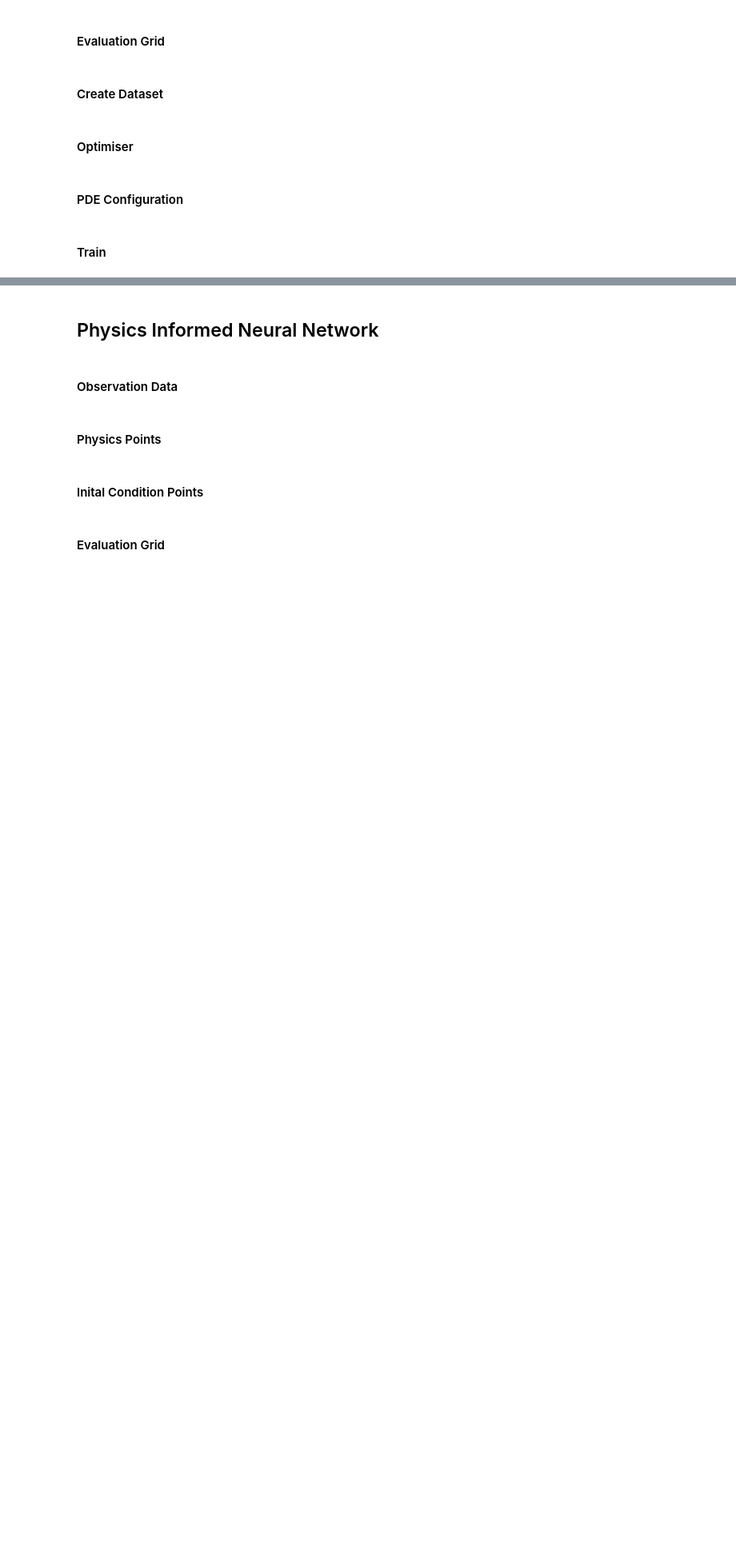
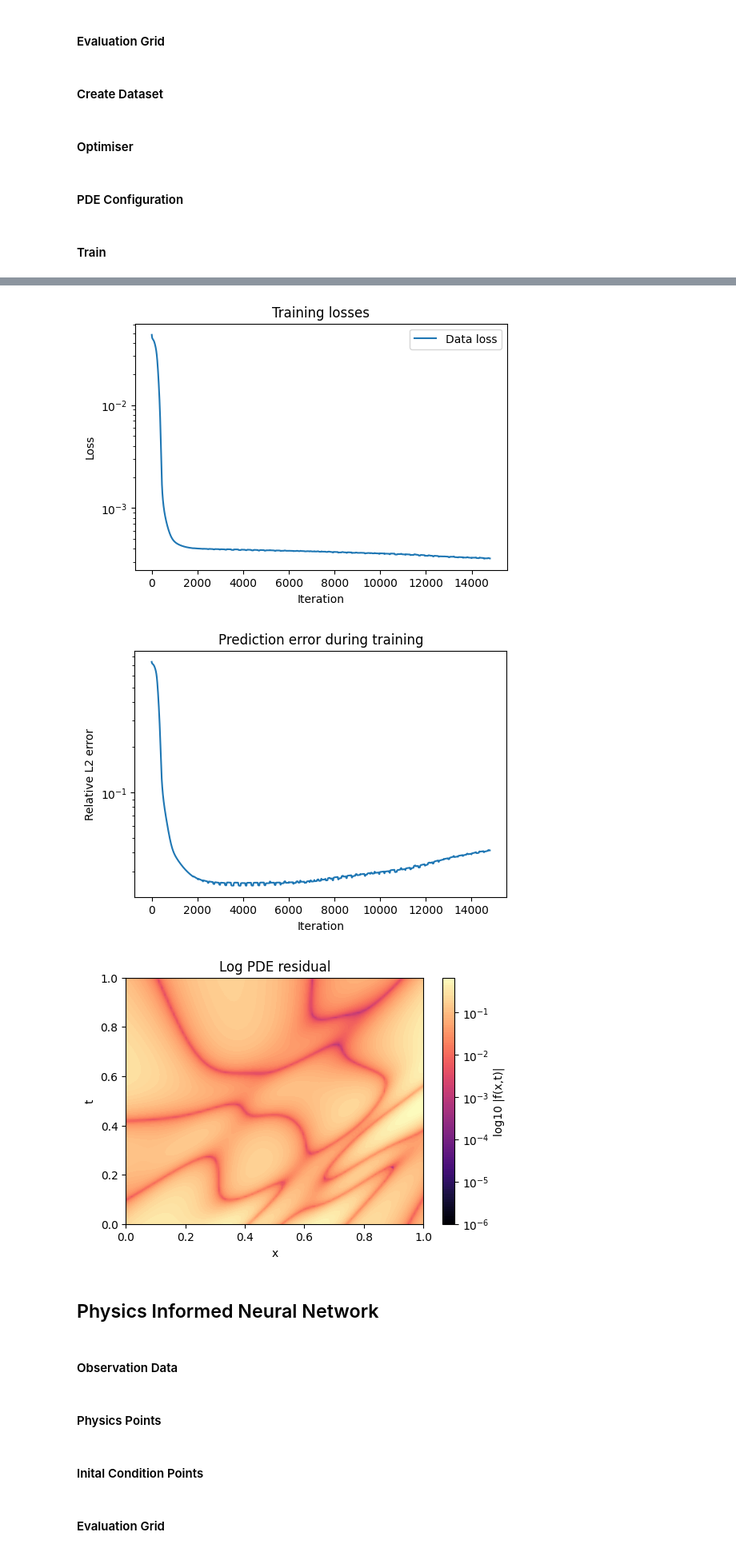
Before and after one commit to Saul-Harwin/PINNs-vs-Data-Driven-Neural-Networks-for-Fluid-Flow, a Jupyter notebook: main.ipynb, the cells around one changed output, grey strips where cells are left out. Shown at 80% size. Cells and saved outputs as stored; diff of their text form; code cells hidden in the pictures; blank space fills up the shorter version.

```diff
--- a/main.ipynb
+++ b/main.ipynb
@@ -161,6 +164,7 @@ def load_pinn_checkpoint(model_class, model_args, filename="pinn_full_checkpoint
 # %% [markdown]
 ## Plotting Functions
 # %%
+
 def smooth(y, window=200):
     y = np.array(y)
     return np.convolve(y, np.ones(window)/window, mode="valid")
@@ -242,7 +246,7 @@ def plot_error_history(error_history, window=None):
 
     plt.show()
 
-def plot_pde_residual(data, model, c, D):
+def compute_pde_residual(data, model, c, D):
 
     X = data.X_test_flat.clone().requires_grad_(True)
 
@@ -264,23 +268,39 @@ def plot_pde_residual(data, model, c, D):
     )[0][:,0:1]
 
     f = dudt + c*dudx - D*d2udx2
-    f = f.detach().reshape(100,100)
 
-    plt.figure(figsize=(6,4))
+    nx, nt = data.X_test.shape
+    f = f.detach().reshape(nx, nt)
 
-    plt.contourf(
+    return torch.abs(f)
+
+def plot_pde_residual(data, residual, res_limit=None):
+
+    residual = residual.numpy()  # assuming residual is a torch tensor
+
+    norm = LogNorm(vmin=1e-6, vmax=res_limit)
+
+    levels = np.logspace(np.log10(1e-6), np.log10(res_limit), 100)
+
+    plt.figure(figsize=(6, 4))
+
+    # contourf returns a QuadContourSet, needed for colorbar
+    cf = plt.contourf(
         data.X_test,
         data.T_test,
-        torch.abs(f),
-        levels=50,
-        cmap="magma"
+        np.abs(residual),
+        cmap="magma",
+        levels=levels,
+        norm=norm
     )
 
     plt.xlabel("x")
     plt.ylabel("t")
-    plt.title("PDE residual")
+    plt.title("Log PDE residual")
 
-    plt.colorbar(label="|f(x,t)|")
+    # pass the mappable object cf to colorbar
+    plt.colorbar(cf, label="log10 |f(x,t)|", ticks=LogLocator(base=10.00).tick_values(1e-6, res_limit))
+
     plt.show()
 # %% [markdown]
 ## Generate Observation Data
@@ -618,3 +637,15 @@ Training finished. Checkpoint saved to nn_full_checkpoint.pth
+# %%
+plot_nn_losses(nn_data.L_data, window=200)
+plot_error_history(nn_data.error, window=200)
+
+res_nn = compute_pde_residual(nn_data, nn_model, c, D)
+res_limit = res_nn.max().item()
+
+plot_pde_residual(nn_data, res_nn, res_limit)
+# %% [output]
+[figure, added]
+[figure, added]
+[figure, added]
 # %% [markdown]
 ## Physics Informed Neural Network
 # %%
```
Also changed, not shown: parts of 16 cells of this notebook, 16 other files.
